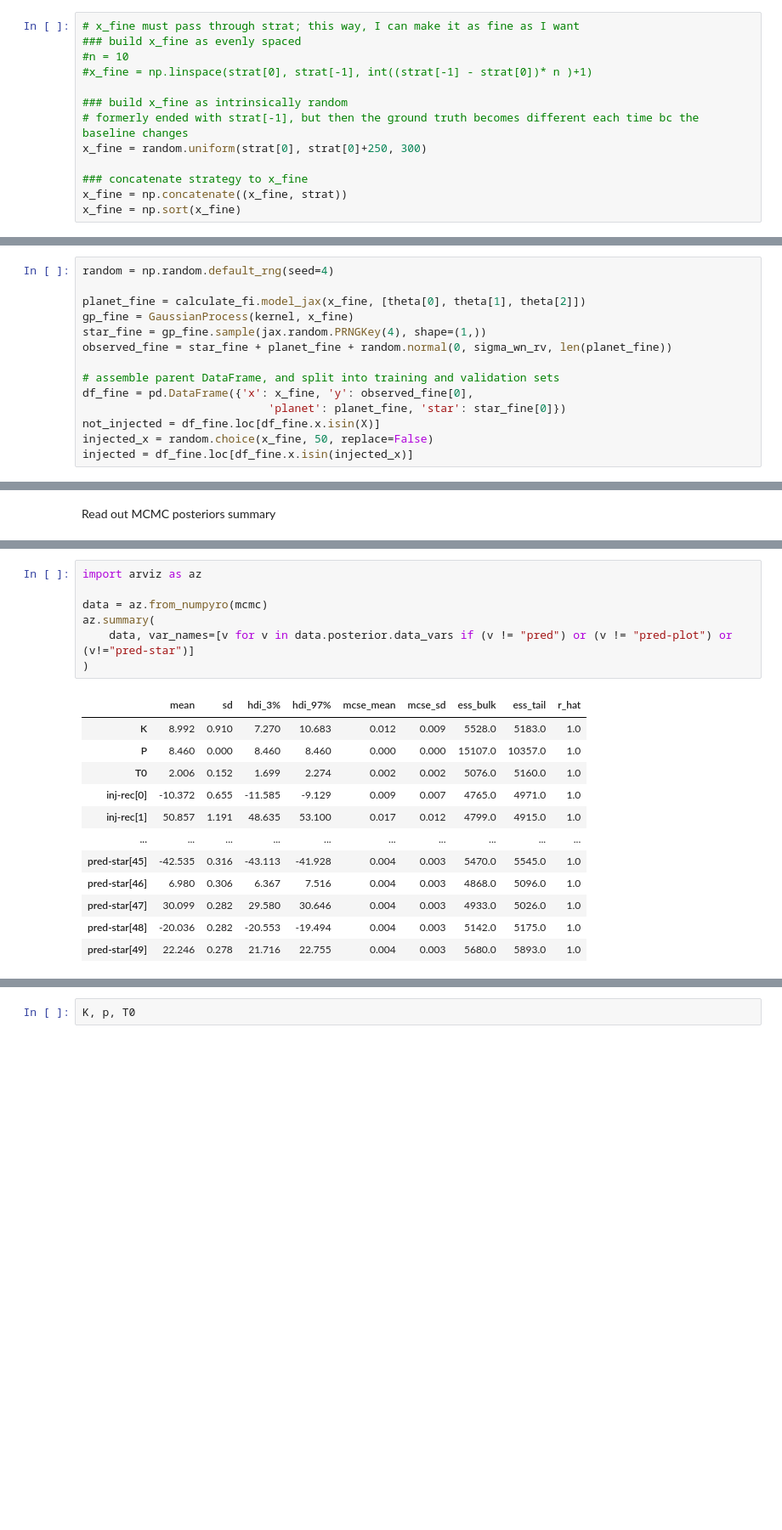
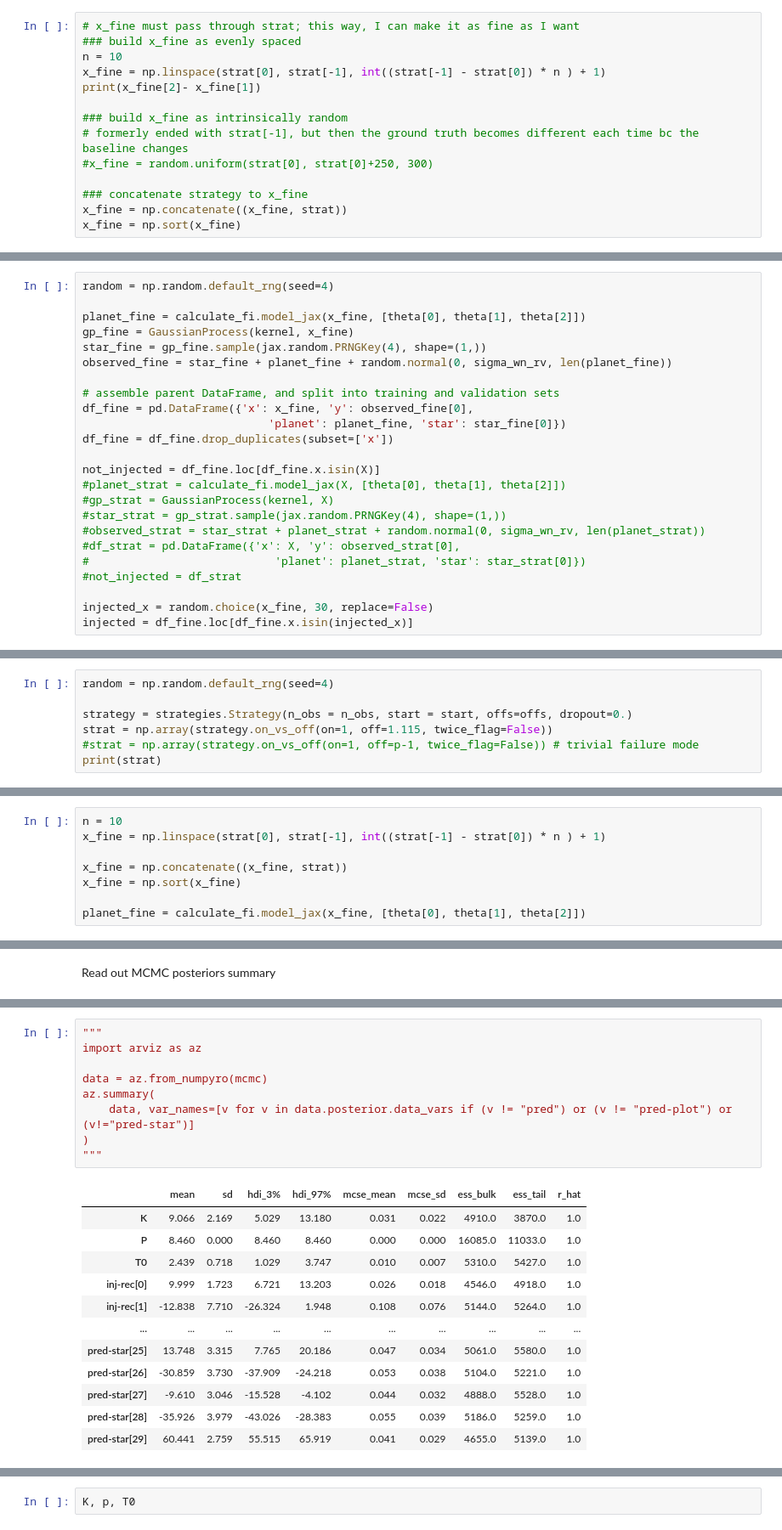
Before and after one commit to exoclam/gaspery, a Jupyter notebook: tutorials/comparison_to_fits.ipynb, the cells around one changed output, grey strips where cells are left out. Shown at 85% size. Drawn from its saved outputs; the diff is of its cells as text; blank space fills up the shorter version.

```diff
--- a/tutorials/comparison_to_fits.ipynb
+++ b/tutorials/comparison_to_fits.ipynb
@@ -95,12 +101,13 @@ In past workflows, the finer grid modeling for plotting was drawn separately, bu
 # %%
 # x_fine must pass through strat; this way, I can make it as fine as I want
 ### build x_fine as evenly spaced
-#n = 10
-#x_fine = np.linspace(strat[0], strat[-1], int((strat[-1] - strat[0])* n )+1)
+n = 10
+x_fine = np.linspace(strat[0], strat[-1], int((strat[-1] - strat[0]) * n ) + 1)
+print(x_fine[2]- x_fine[1])
 
 ### build x_fine as intrinsically random
 # formerly ended with strat[-1], but then the ground truth becomes different each time bc the baseline changes
-x_fine = random.uniform(strat[0], strat[0]+250, 300)
+#x_fine = random.uniform(strat[0], strat[0]+250, 300)
 
 ### concatenate strategy to x_fine
 x_fine = np.concatenate((x_fine, strat))
@@ -139,8 +148,18 @@ observed_fine = star_fine + planet_fine + random.normal(0, sigma_wn_rv, len(plan
 # assemble parent DataFrame, and split into training and validation sets
 df_fine = pd.DataFrame({'x': x_fine, 'y': observed_fine[0],
                             'planet': planet_fine, 'star': star_fine[0]})
+df_fine = df_fine.drop_duplicates(subset=['x'])
+
 not_injected = df_fine.loc[df_fine.x.isin(X)]
-injected_x = random.choice(x_fine, 50, replace=False)
+#planet_strat = calculate_fi.model_jax(X, [theta[0], theta[1], theta[2]])
+#gp_strat = GaussianProcess(kernel, X)
+#star_strat = gp_strat.sample(jax.random.PRNGKey(4), shape=(1,))
+#observed_strat = star_strat + planet_strat + random.normal(0, sigma_wn_rv, len(planet_strat))
+#df_strat = pd.DataFrame({'x': X, 'y': observed_strat[0],
+#                            'planet': planet_strat, 'star': star_strat[0]})
+#not_injected = df_strat
+
+injected_x = random.choice(x_fine, 30, replace=False)
 injected = df_fine.loc[df_fine.x.isin(injected_x)]
 # %% [markdown]
 What do the training and validation points look like, compared to the model from which they were drawn?
@@ -146,0 +192,7 @@ What do the training and validation points look like, compared to the model from
+# %%
+random = np.random.default_rng(seed=4)
+
+strategy = strategies.Strategy(n_obs = n_obs, start = start, offs=offs, dropout=0.)
+strat = np.array(strategy.on_vs_off(on=1, off=1.115, twice_flag=False))
+#strat = np.array(strategy.on_vs_off(on=1, off=p-1, twice_flag=False)) # trivial failure mode
+print(strat)
@@ -147,3 +203,11 @@ What do the training and validation points look like, compared to the model from
+# %%
+n = 10
+x_fine = np.linspace(strat[0], strat[-1], int((strat[-1] - strat[0]) * n ) + 1)
+
+x_fine = np.concatenate((x_fine, strat))
+x_fine = np.sort(x_fine)
+
+planet_fine = calculate_fi.model_jax(x_fine, [theta[0], theta[1], theta[2]])
 # %%
 yerr = sigma_wn_rv
 
@@ -348,20 +405,22 @@ Read out MCMC posteriors summary
 # %%
+"""
 import arviz as az
 
 data = az.from_numpyro(mcmc)
 az.summary(
     data, var_names=[v for v in data.posterior.data_vars if (v != "pred") or (v != "pred-plot") or (v!="pred-star")]
 )
+"""
 # %% [output]
 |  | mean | sd | hdi_3% | hdi_97% | mcse_mean | mcse_sd | ess_bulk | ess_tail | r_hat |
-| K | 8.992 | 0.910 | 7.270 | 10.683 | 0.012 | 0.009 | 5528.0 | 5183.0 | 1.0 |
-| P | 8.460 | 0.000 | 8.460 | 8.460 | 0.000 | 0.000 | 15107.0 | 10357.0 | 1.0 |
-| T0 | 2.006 | 0.152 | 1.699 | 2.274 | 0.002 | 0.002 | 5076.0 | 5160.0 | 1.0 |
-| inj-rec[0] | -10.372 | 0.655 | -11.585 | -9.129 | 0.009 | 0.007 | 4765.0 | 4971.0 | 1.0 |
-| inj-rec[1] | 50.857 | 1.191 | 48.635 | 53.100 | 0.017 | 0.012 | 4799.0 | 4915.0 | 1.0 |
+| K | 9.066 | 2.169 | 5.029 | 13.180 | 0.031 | 0.022 | 4910.0 | 3870.0 | 1.0 |
+| P | 8.460 | 0.000 | 8.460 | 8.460 | 0.000 | 0.000 | 16085.0 | 11033.0 | 1.0 |
+| T0 | 2.439 | 0.718 | 1.029 | 3.747 | 0.010 | 0.007 | 5310.0 | 5427.0 | 1.0 |
+| inj-rec[0] | 9.999 | 1.723 | 6.721 | 13.203 | 0.026 | 0.018 | 4546.0 | 4918.0 | 1.0 |
+| inj-rec[1] | -12.838 | 7.710 | -26.324 | 1.948 | 0.108 | 0.076 | 5144.0 | 5264.0 | 1.0 |
 | ... | ... | ... | ... | ... | ... | ... | ... | ... | ... |
-| pred-star[45] | -42.535 | 0.316 | -43.113 | -41.928 | 0.004 | 0.003 | 5470.0 | 5545.0 | 1.0 |
-| pred-star[46] | 6.980 | 0.306 | 6.367 | 7.516 | 0.004 | 0.003 | 4868.0 | 5096.0 | 1.0 |
-| pred-star[47] | 30.099 | 0.282 | 29.580 | 30.646 | 0.004 | 0.003 | 4933.0 | 5026.0 | 1.0 |
-| pred-star[48] | -20.036 | 0.282 | -20.553 | -19.494 | 0.004 | 0.003 | 5142.0 | 5175.0 | 1.0 |
-| pred-star[49] | 22.246 | 0.278 | 21.716 | 22.755 | 0.004 | 0.003 | 5680.0 | 5893.0 | 1.0 |
+| pred-star[25] | 13.748 | 3.315 | 7.765 | 20.186 | 0.047 | 0.034 | 5061.0 | 5580.0 | 1.0 |
+| pred-star[26] | -30.859 | 3.730 | -37.909 | -24.218 | 0.053 | 0.038 | 5104.0 | 5221.0 | 1.0 |
+| pred-star[27] | -9.610 | 3.046 | -15.528 | -4.102 | 0.044 | 0.032 | 4888.0 | 5528.0 | 1.0 |
+| pred-star[28] | -35.926 | 3.979 | -43.026 | -28.383 | 0.055 | 0.039 | 5186.0 | 5259.0 | 1.0 |
+| pred-star[29] | 60.441 | 2.759 | 55.515 | 65.919 | 0.041 | 0.029 | 4655.0 | 5139.0 | 1.0 |
```
Also changed, not shown: parts of 20 cells of this notebook, 1 other file.
